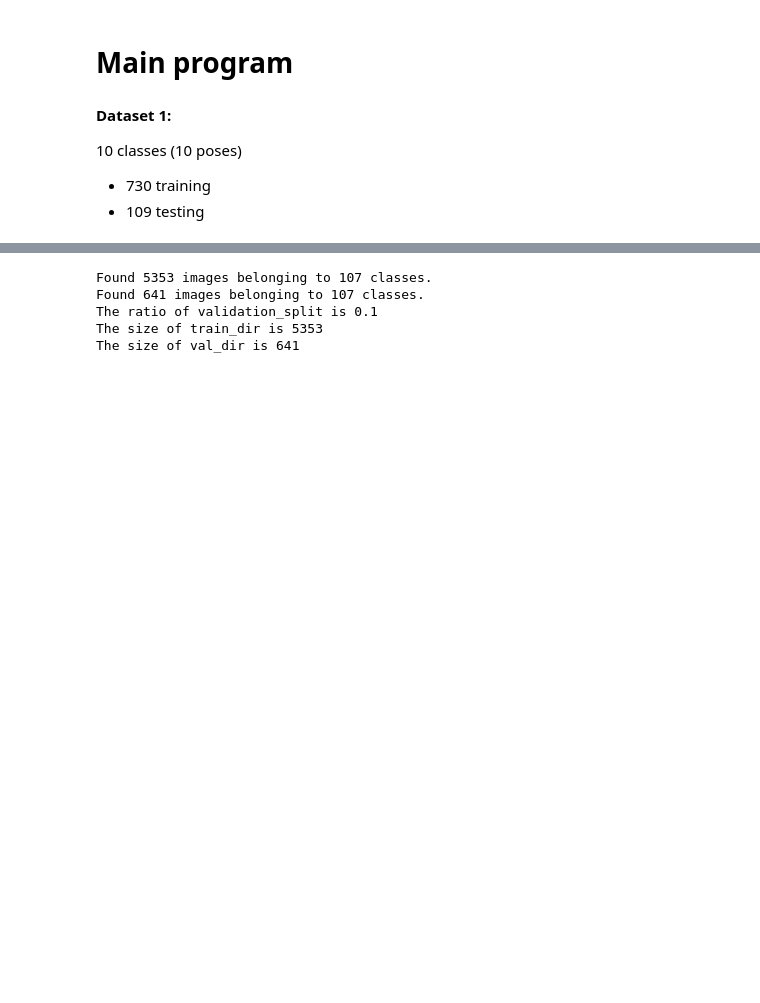
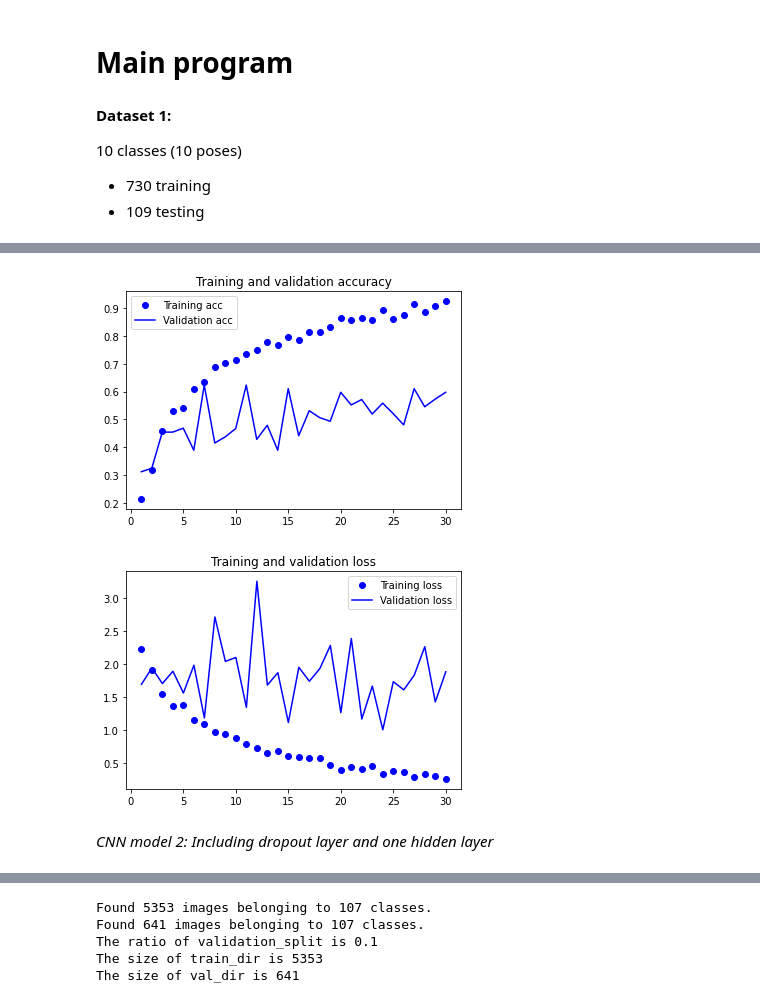
Before and after one commit to tduffy000/deep-learning-group, a Jupyter notebook: Yoga pose model_Tony.ipynb, the cells around one changed output, grey strips where cells are left out. Cells and saved outputs as stored; diff of their text form; code cells hidden in the pictures; blank space fills up the shorter version.

Commit message:
Different model architecture, transfer learning, plot function
Have to ignore h5 files for transfer learning models due to size

```diff
--- a/Yoga pose model_Tony.ipynb
+++ b/Yoga pose model_Tony.ipynb
@@ -111,23 +116,11 @@ TEST_DIR = '/content/drive/My Drive/Colab Notebooks/test_set'
 # %%
-# CNN model
-classifier = Sequential()
+classifier_1 = Sequential()
 
-classifier.add(Conv2D(32, (3, 3), input_shape = (64, 64, 3), activation = 'relu'))
-classifier.add(MaxPooling2D(pool_size = (2, 2)))
-classifier.add(Conv2D(32, (3, 3), activation = 'relu'))
-classifier.add(MaxPooling2D(pool_size = (2, 2)))
-classifier.add(Flatten())
-classifier.add(Dense(units = 128, activation = 'relu'))
-classifier.add(Dense(units = 10, activation = 'softmax')) # number of classes
-
-classifier.compile(optimizer = 'adam', loss = 'categorical_crossentropy', metrics = ['accuracy'])
-
-# Data Augmentation
-batch_size = 32
-train_datagen = ImageDataGenerator(rescale = 1./255,
-                                   shear_range = 0.2,
-                                   zoom_range = 0.2,
-                                   rotation_range = 20,
-                                   horizontal_flip = True)
-
-test_datagen = ImageDataGenerator(rescale = 1./255)
+classifier_1.add(Conv2D(32, (3, 3), input_shape = (64, 64, 3), activation = 'relu'))
+classifier_1.add(MaxPooling2D(pool_size = (2, 2)))
+classifier_1.add(Conv2D(32, (3, 3), activation = 'relu'))
+classifier_1.add(MaxPooling2D(pool_size = (2, 2)))
+classifier_1.add(Flatten())
+classifier_1.add(Dense(units = 128, activation = 'relu'))
+classifier_1.add(Dense(units = 10, activation = 'softmax')) # number of classes
+classifier_1.summary()
@@ -133,0 +169,13 @@ test_datagen = ImageDataGenerator(rescale = 1./255)
+# %%
+# Fit the model
+classifier_1.compile(
+              optimizer = 'adam',
+              loss = 'categorical_crossentropy',
+              metrics = ['accuracy'])
+
+model_fit_1 = classifier_1.fit_generator(
+                training_set,
+                steps_per_epoch = 730 // batch_size, # number of training set images, 729
+                epochs = 30,
+                validation_data = test_set,
+                validation_steps = 109 // batch_size) # number of test set images, 109
@@ -133,0 +202,7 @@ test_datagen = ImageDataGenerator(rescale = 1./255)
+# %%
+plotModel(model_fit_1)
+# %% [output]
+[figure, added]
+[figure, added]
+# %% [markdown]
+*CNN model 2: Including dropout layer and one hidden layer*
```
Also changed, not shown: parts of 29 cells of this notebook, 4 other files.
